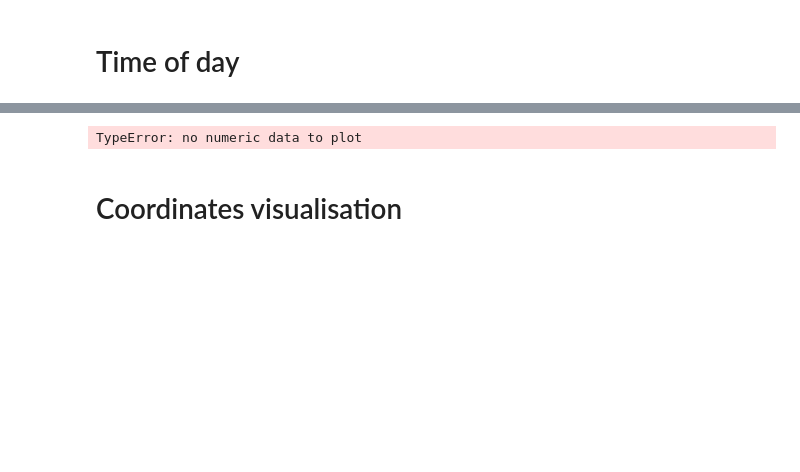
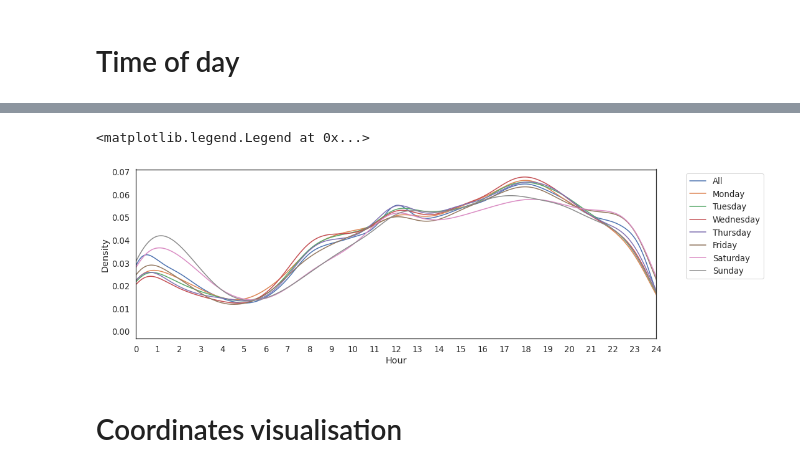
Before and after one commit to hadicodeuk/sf_crime_dataset, a Jupyter notebook: 2 Jupyter Notebook/sf_crime.ipynb, the cells around one changed output, grey strips where cells are left out. Saved outputs shown, nothing was run; the diff lists cells and outputs as text; code cells hidden in the pictures; blank space fills up the shorter version.

```diff
--- a/2 Jupyter Notebook/sf_crime.ipynb
+++ b/2 Jupyter Notebook/sf_crime.ipynb
@@ -96,7 +94,21 @@ df_sf
-# %%
-df_sf['Time'].plot(kind='line')
-# %% [output]
-TypeError: no numeric data to plot
+# %%
+plt.figure(figsize=(15,5))
+
+df_sf['time_hours'].plot(kind='kde',xlim=(0,24),xticks=np.linspace(0,24,25),label='All')
+df_sf[df_sf['DayOfWeek']=='Monday']['time_hours'].plot(kind='kde',xlim=(0,24),xticks=np.linspace(0,24,25),label='Monday')
+df_sf[df_sf['DayOfWeek']=='Tuesday']['time_hours'].plot(kind='kde',xlim=(0,24),xticks=np.linspace(0,24,25),label='Tuesday')
+df_sf[df_sf['DayOfWeek']=='Wednesday']['time_hours'].plot(kind='kde',xlim=(0,24),xticks=np.linspace(0,24,25),label='Wednesday')
+df_sf[df_sf['DayOfWeek']=='Thursday']['time_hours'].plot(kind='kde',xlim=(0,24),xticks=np.linspace(0,24,25),label='Thursday')
+df_sf[df_sf['DayOfWeek']=='Friday']['time_hours'].plot(kind='kde',xlim=(0,24),xticks=np.linspace(0,24,25),label='Friday')
+df_sf[df_sf['DayOfWeek']=='Saturday']['time_hours'].plot(kind='kde',xlim=(0,24),xticks=np.linspace(0,24,25),label='Saturday')
+df_sf[df_sf['DayOfWeek']=='Sunday']['time_hours'].plot(kind='kde',xlim=(0,24),xticks=np.linspace(0,24,25),label='Sunday')
+
+
+plt.xlabel('Hour')
+plt.legend(bbox_to_anchor=[1.05,1],loc=2)
+# %% [output]
+<matplotlib.legend.Legend at 0x...>
+[figure, added]
 # %% [markdown]
 # Coordinates visualisation
 # %%
```
Also changed, not shown: parts of 10 cells of this notebook.
